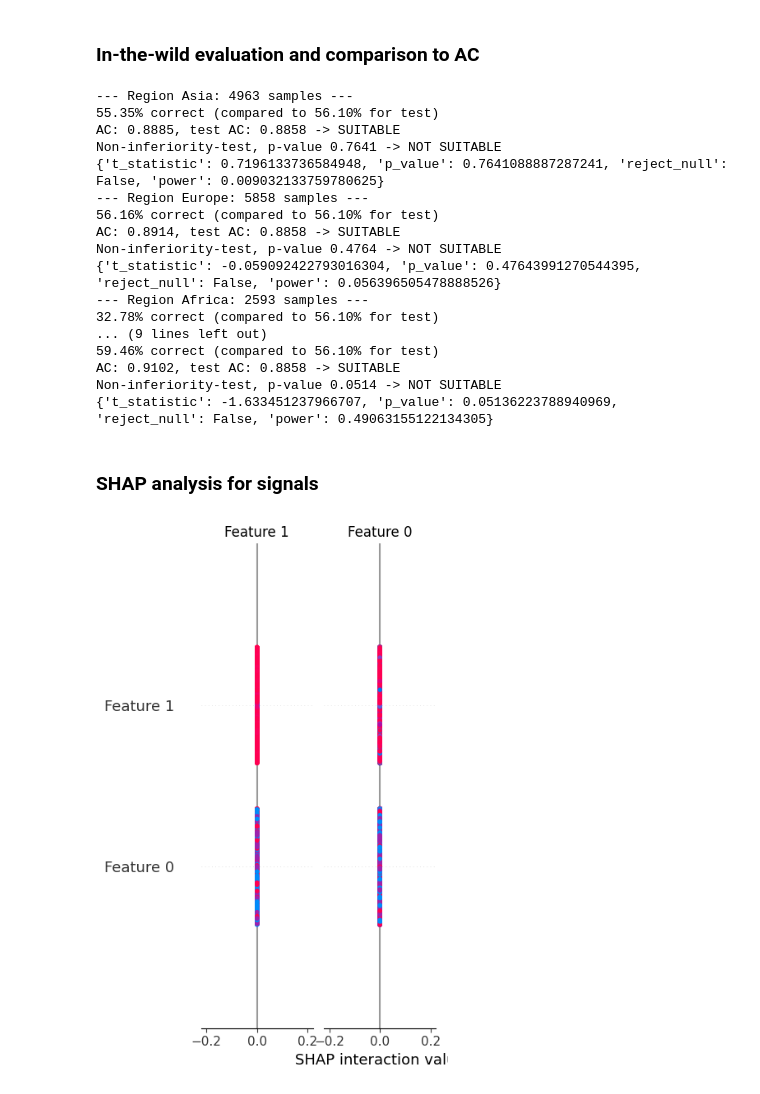
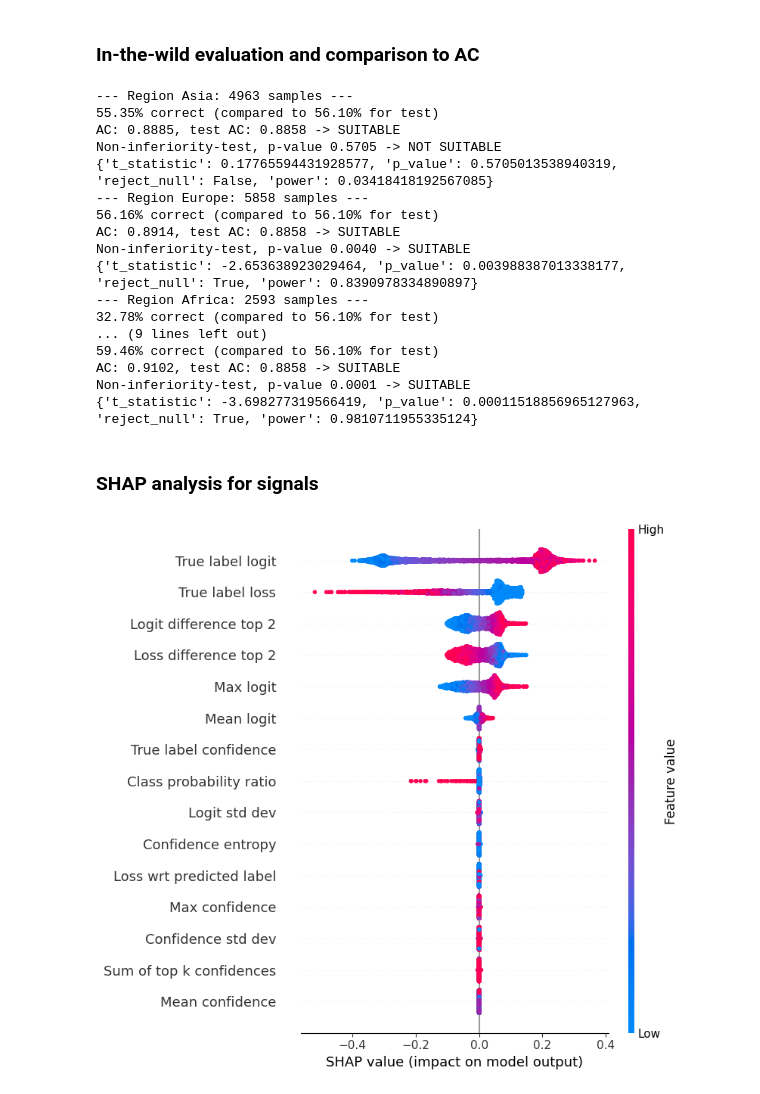
Before and after one commit to cleverhans-lab/suitability, a Jupyter notebook: experiments.ipynb, the cells around one changed output. Saved outputs shown, nothing was run; the diff lists cells and outputs as text; code cells hidden in the pictures.

```diff
--- a/experiments.ipynb
+++ b/experiments.ipynb
@@ -71,9 +80,9 @@ regressor_data = get_wilds_dataset(
 # %% [markdown]
 ## Initialize suitability filter
 # %%
-suitability_filter = SuitabilityFilter(model, test_data, regressor_data, device)
+suitability_filter = SuitabilityFilter(model, test_data, regressor_data, device, use_labels=False)
 test_features, test_corr = suitability_filter.get_features(test_data)
-suitability_filter.train_regressor()
+suitability_filter.train_regressor(calibrated=False)
 # %% [markdown]
 ## Evaluate the suitability filter
 # %% [markdown]
@@ -100,8 +109,7 @@ for region in REGIONS:
     user_features, user_corr = suitability_filter.get_features(user_data)
     acs[region] = np.mean(user_features, axis=0)[1]
     correctness[region] = user_corr
-    # test = suitability_filter.suitability_test(user_features=user_features, margin=0.1, test_power=True)
-    test = suitability_filter.suitability_test_with_labels(user_correct=user_corr, margin=0, test_power=True)
+    test = suitability_filter.suitability_test(user_features=user_features, margin=0, test_power=True)
 
     print(f"--- Region {region}: {user_features.shape[0]} samples ---")
     print(
@@ -118,45 +126,48 @@ for region in REGIONS:
 --- Region Asia: 4963 samples ---
 55.35% correct (compared to 56.10% for test)
 AC: 0.8885, test AC: 0.8858 -> SUITABLE
-Non-inferiority-test, p-value 0.7641 -> NOT SUITABLE
-{'t_statistic': 0.7196133736584948, 'p_value': 0.7641088887287241, 'reject_null': False, 'power': 0.009032133759780625}
+Non-inferiority-test, p-value 0.5705 -> NOT SUITABLE
+{'t_statistic': 0.17765594431928577, 'p_value': 0.5705013538940319, 'reject_null': False, 'power': 0.03418418192567085}
 --- Region Europe: 5858 samples ---
 56.16% correct (compared to 56.10% for test)
 AC: 0.8914, test AC: 0.8858 -> SUITABLE
-Non-inferiority-test, p-value 0.4764 -> NOT SUITABLE
-{'t_statistic': -0.059092422793016304, 'p_value': 0.47643991270544395, 'reject_null': False, 'power': 0.056396505478888526}
+Non-inferiority-test, p-value 0.0040 -> SUITABLE
+{'t_statistic': -2.653638923029464, 'p_value': 0.003988387013338177, 'reject_null': True, 'power': 0.8390978334890897}
 --- Region Africa: 2593 samples ---
 32.78% correct (compared to 56.10% for test)
 ... (9 lines left out)
 59.46% correct (compared to 56.10% for test)
 AC: 0.9102, test AC: 0.8858 -> SUITABLE
-Non-inferiority-test, p-value 0.0514 -> NOT SUITABLE
-{'t_statistic': -1.633451237966707, 'p_value': 0.05136223788940969, 'reject_null': False, 'power': 0.49063155122134305}
+Non-inferiority-test, p-value 0.0001 -> SUITABLE
+{'t_statistic': -3.698277319566419, 'p_value': 0.00011518856965127963, 'reject_null': True, 'power': 0.9810711955335124}
 # %% [markdown]
 ### SHAP analysis for signals
 # %%
 # Calculate SHAP values
 shap_values, explainer = suitability_filter.calculate_shap_values()
 
 # To visualize
 feature_names = [
     "Mean confidence",
     "Max confidence",
     "Confidence std dev",
     "Confidence entropy",
     "Mean logit",
     "Max logit",
     "Logit std dev",
     "Logit difference top 2",
     "Loss wrt predicted label",
     "Loss difference top 2",
     "Class probability ratio",
-    "Sum of top k confidences"
+    "Sum of top k confidences",
+    "True label confidence",
+    "True label logit",
+    "True label loss",
 ]
 
 shap.summary_plot(shap_values[:, :, 1], suitability_filter.regressor_features, feature_names=feature_names)
 # %% [output]
-[figure, old version]
+[figure, new version]
 # %%
 shap.dependence_plot("Max logit", shap_values[:, :, 1], suitability_filter.regressor_features, feature_names=feature_names, interaction_index="Logit difference top 2")
 # %% [output]
```
Also changed, not shown: parts of 11 cells of this notebook, 3 other files.
